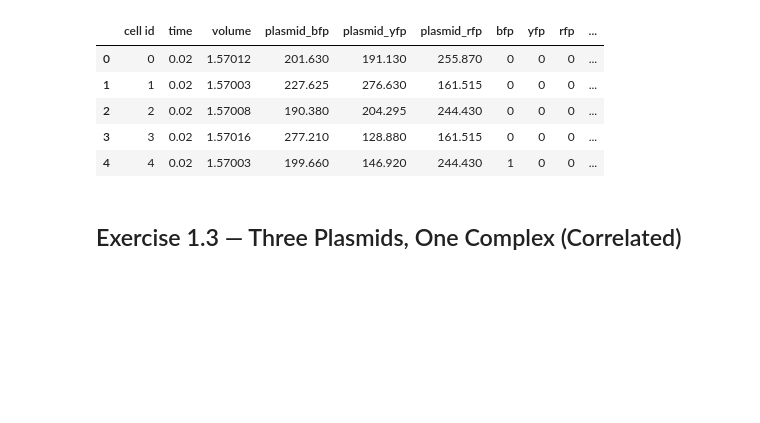
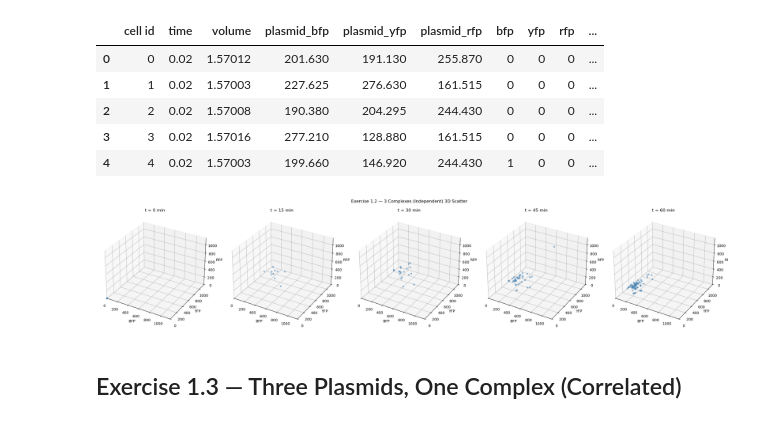
Before and after one commit to jyasonik/2026BioCEL_Team_6, a Jupyter notebook: Gro_Exercise_1/visualize.ipynb, the cells around one changed output. Saved outputs shown, nothing was run; the diff lists cells and outputs as text; code cells hidden in the pictures; blank space fills up the shorter version.

Commit message:
Make 3D plots

```diff
--- a/Gro_Exercise_1/visualize.ipynb
+++ b/Gro_Exercise_1/visualize.ipynb
@@ -54,27 +54,28 @@ df3.head()
 | 3 | 3 | 0.02 | 1.57016 | 277.210 | 128.880 | 161.515 | 0 | 0 | 0 | ... |
 | 4 | 4 | 0.02 | 1.57003 | 199.660 | 146.920 | 244.430 | 1 | 0 | 0 | ... |
 # %%
-fig, axes = plt.subplots(1, len(time_points), figsize=(4 * len(time_points), 4))
+fig, axes = plt.subplots(1, len(time_points), figsize=(5 * len(time_points), 5),
+                         subplot_kw={'projection': '3d'})
 
 all_bfp = df3['bfp']; all_yfp = df3['yfp']; all_rfp = df3['rfp']
 lim = max(all_bfp.max(), all_yfp.max(), all_rfp.max()) * 1.1
 
 for ax, tp in zip(axes, time_points):
     nearest = df3['time'].unique()
     t = nearest[np.argmin(np.abs(nearest - tp))]
     s = df3[df3['time'] == t]
-    ax.scatter(s['bfp'], s['yfp'], c='blue', alpha=0.6, label='BFP vs YFP', s=20)
-    ax.scatter(s['bfp'], s['rfp'], c='red', alpha=0.6, label='BFP vs RFP', s=20)
+    ax.scatter(s['bfp'], s['yfp'], s['rfp'], c='steelblue', alpha=0.5, s=15)
     ax.set_title(f't = {t:.0f} min')
-    ax.set_xlabel('BFP (molecules)')
-    ax.set_xlim(0, lim); ax.set_ylim(0, lim)
-    ax.plot([0, lim], [0, lim], 'k--', alpha=0.3)
-axes[0].set_ylabel('YFP or RFP (molecules)')
-axes[-1].legend(fontsize=8)
-fig.suptitle('Exercise 1.2 — 3 Complexes (Independent) Scatter Plots', y=1.02)
+    ax.set_xlabel('BFP')
+    ax.set_ylabel('YFP')
+    ax.set_zlabel('RFP')
+    ax.set_xlim(0, lim); ax.set_ylim(0, lim); ax.set_zlim(0, lim)
+fig.suptitle('Exercise 1.2 — 3 Complexes (Independent) 3D Scatter', y=1.02)
 plt.tight_layout()
-plt.savefig(output + 'ex1_2_scatter.png', dpi=150, bbox_inches='tight')
+plt.savefig(output + 'ex1_2_scatter_3d.png', dpi=150, bbox_inches='tight')
 plt.show()
+# %% [output]
+[figure, added]
 # %% [markdown]
 ## Exercise 1.3 — Three Plasmids, One Complex (Correlated)
 # %%
```
Also changed, not shown: parts of 1 cell of this notebook, 2 other files.
